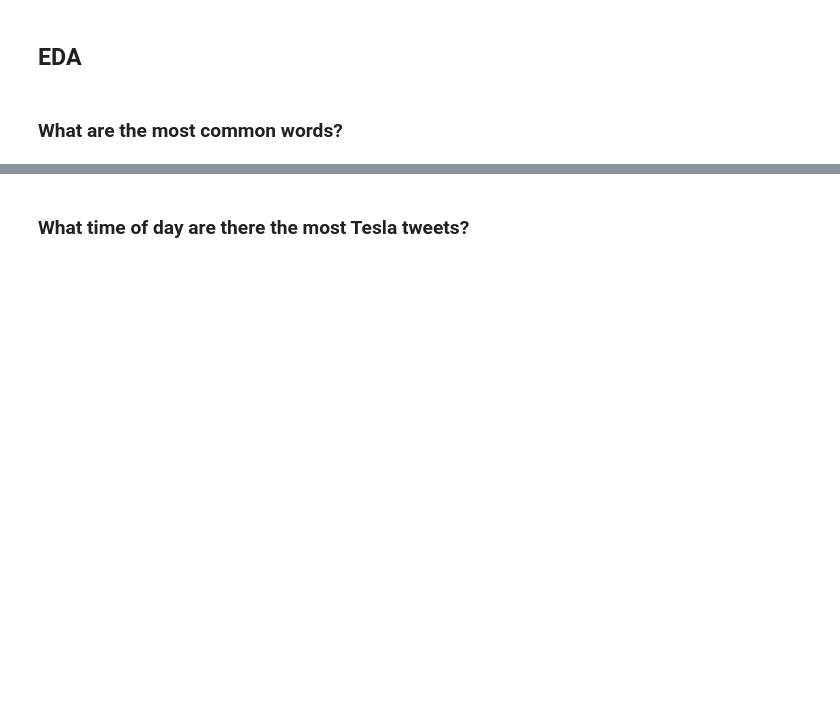
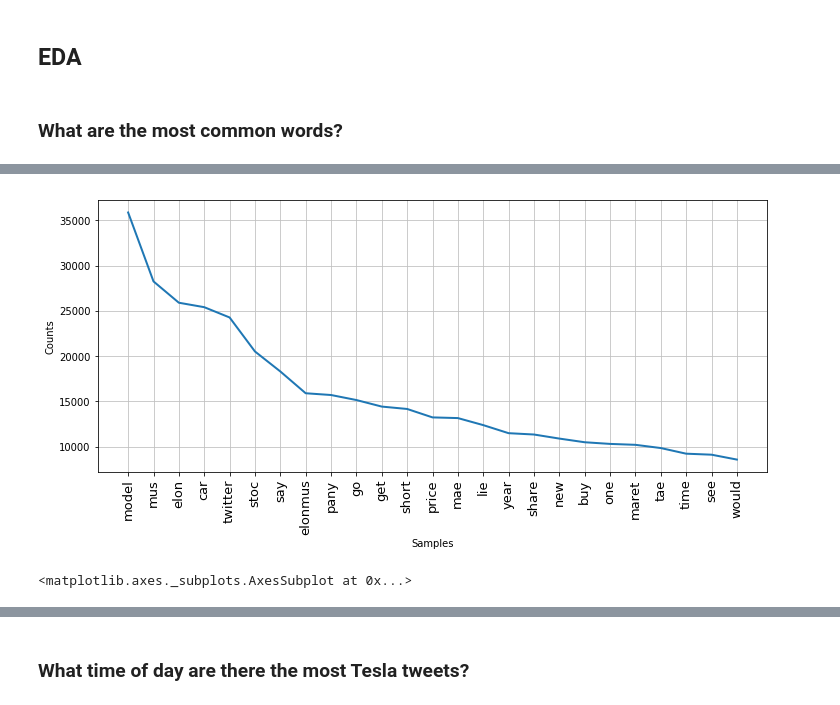
Before and after one commit to erikajane/Predicting_Stock_With_Twitter_Sentiment, a Jupyter notebook: Cleaning the Twitter Data.ipynb, the cells around one changed output, grey strips where cells are left out. Cells and saved outputs as stored; diff of their text form; code cells hidden in the pictures; blank space fills up the shorter version.

```diff
--- a/Cleaning the Twitter Data.ipynb
+++ b/Cleaning the Twitter Data.ipynb
@@ -162,0 +212,16 @@ all_words_list = all_words_string.split()
+# %%
+# Join all the tweets into a single string
+all_words_string = ' '.join([tweet for tweet in tweets.clean_tweet])
+
+# Make a list of all the words in the dataframe
+all_words_list = all_words_string.split()
+
+# Plot word frequency distribution of first few words
+
+plt.figure(figsize=(12,5))
+plt.xticks(fontsize=13, rotation=90)
+freq_dist = nltk.FreqDist(all_words_list)
+freq_dist.plot(25,cumulative=False)
+# %% [output]
+[figure, added]
+<matplotlib.axes._subplots.AxesSubplot at 0x...>
```
Also changed, not shown: parts of 24 cells of this notebook, 6 other files.
